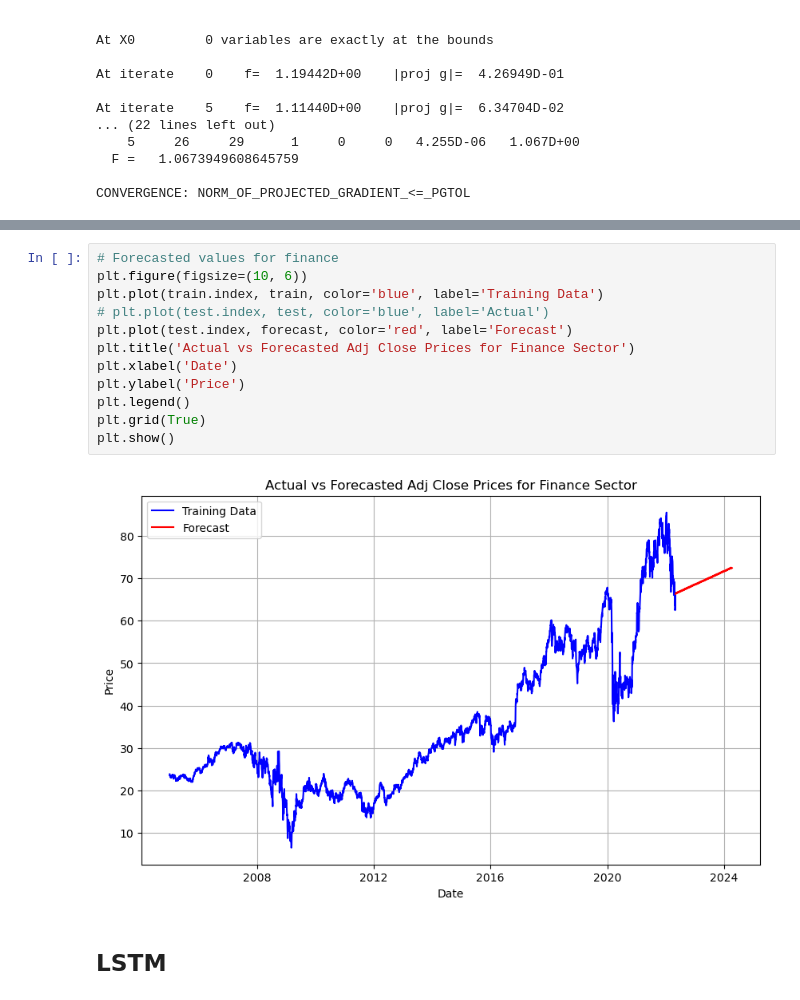
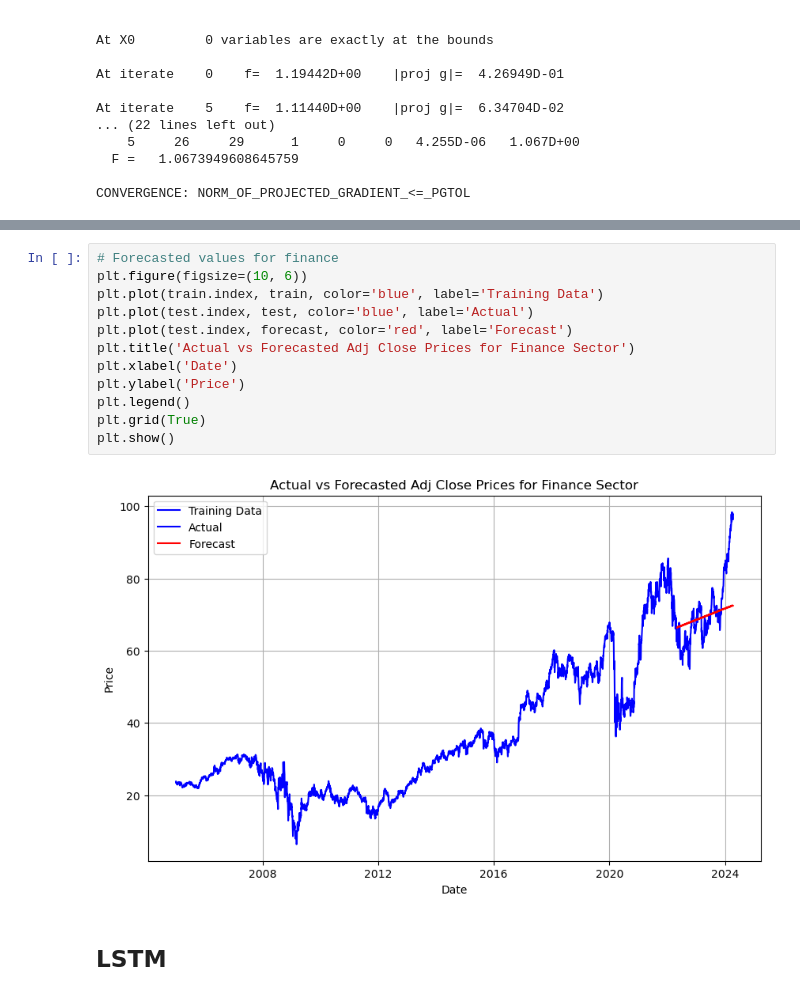
Before and after one commit to manasmaskar/Yfin_dataWrangling, a Jupyter notebook: MLAnalysis.ipynb, the cells around one changed output, grey strips where cells are left out. Drawn from its saved outputs; the diff is of its cells as text.

```diff
--- a/MLAnalysis.ipynb
+++ b/MLAnalysis.ipynb
@@ -450,16 +454,16 @@ CONVERGENCE: NORM_OF_PROJECTED_GRADIENT_<=_PGTOL
 # %%
 # Forecasted values for finance
 plt.figure(figsize=(10, 6))
 plt.plot(train.index, train, color='blue', label='Training Data')
-# plt.plot(test.index, test, color='blue', label='Actual')
+plt.plot(test.index, test, color='blue', label='Actual')
 plt.plot(test.index, forecast, color='red', label='Forecast')
 plt.title('Actual vs Forecasted Adj Close Prices for Finance Sector')
 plt.xlabel('Date')
 plt.ylabel('Price')
 plt.legend()
 plt.grid(True)
 plt.show()
 # %% [output]
-[figure, old version]
+[figure, new version]
 # %% [markdown]
 ## LSTM
```
Also changed, not shown: parts of 9 cells of this notebook, 1 other file.
